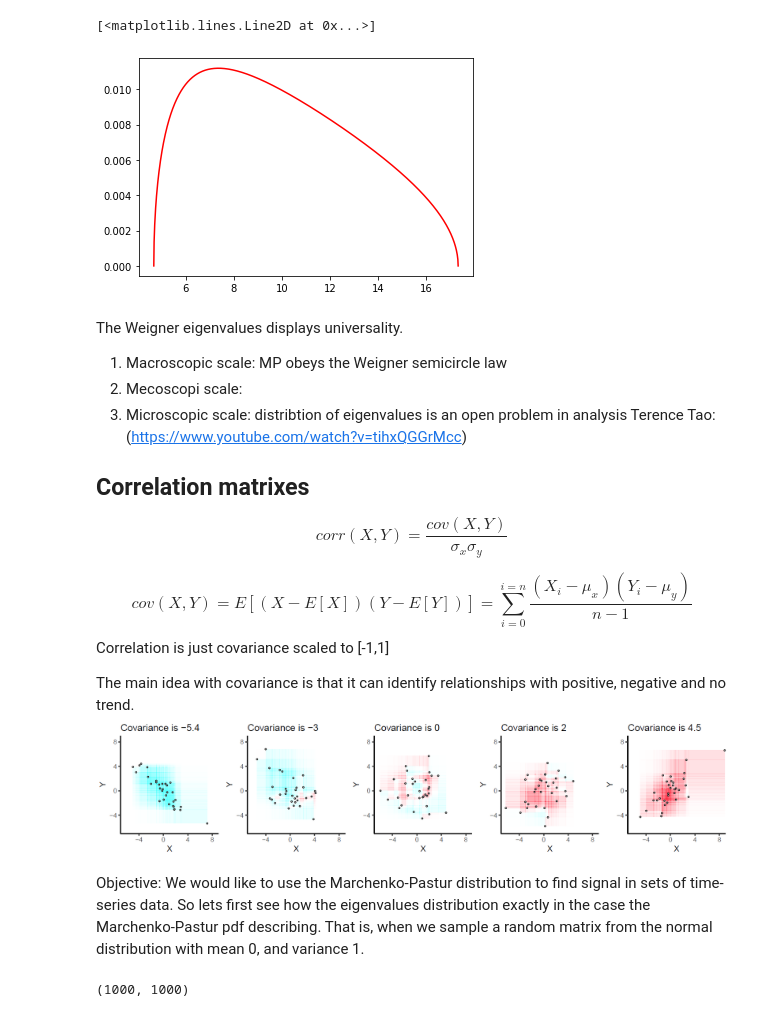
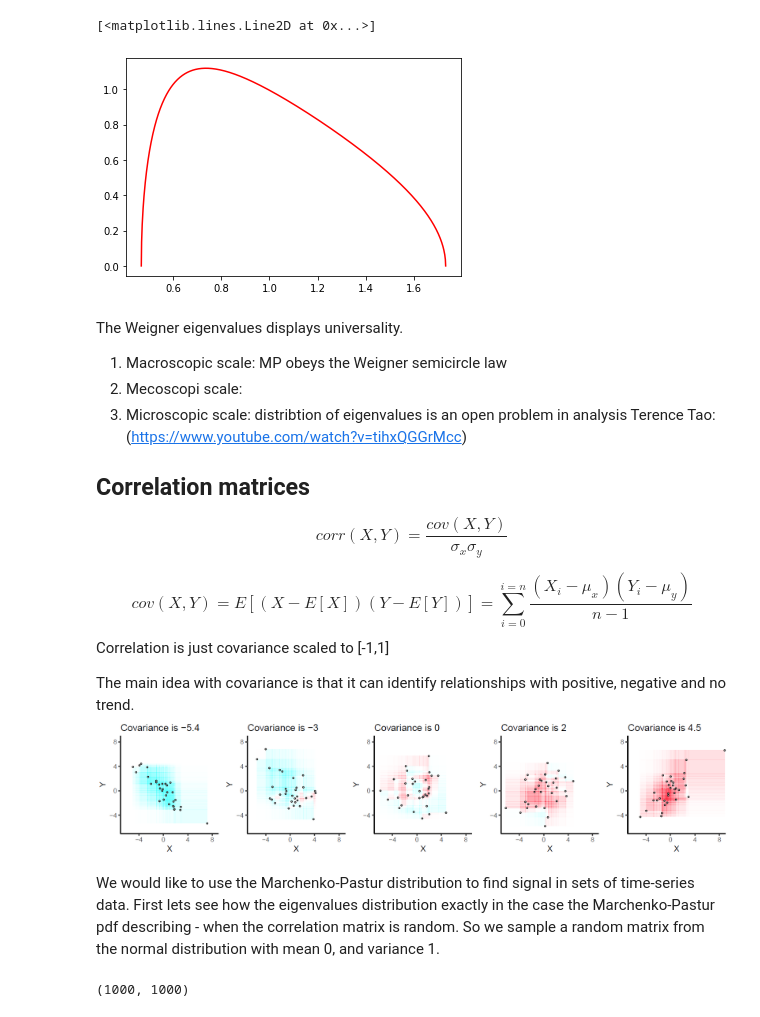
Before and after one commit to emoen/demo_Marchenko_Pastur_Analysis, a Jupyter notebook: demo_MarchenkoPastur_on_time_series .ipynb, the cells around one changed output. Drawn from its saved outputs; the diff is of its cells as text; code cells hidden in the pictures.

```diff
--- a/demo_MarchenkoPastur_on_time_series .ipynb
+++ b/demo_MarchenkoPastur_on_time_series .ipynb
@@ -38,26 +29,26 @@ When C is a correlation matrix the eigenvalues are scalar multiples of the eigen
 # %%
 import numpy as np
 import pandas as pd
 from sklearn.neighbors import KernelDensity
 import matplotlib.pylab as plt
 from scipy.optimize import minimize
 
 #Marcenko-Pastur pdf
 #q=T/N
 def mpPDF(var, q, pts):
     eMin, eMax = var*(1-(1./q)**.5)**2, var*(1+(1./q)**.5)**2 # calc lambda_minus, lambda_plus
     eVal = np.linspace(eMin, eMax, pts) #Return evenly spaced numbers over a specified interval. eVal='lambda'
     pdf = q/(2*np.pi*var*eVal)*((eMax-eVal)*(eVal-eMin))**.5 #np.allclose(np.flip((eMax-eVal)), (eVal-eMin))==True
     pdf = pd.Series(pdf, index=eVal)
     return pdf
 
 N = 1000
 T = 10000
-pdf0 = mpPDF(1., q=N/T, pts=N)
+pdf0 = mpPDF(1., q=T/N, pts=N)
 plt.plot(pdf0.keys(), pdf0, color='r', label="Marcenko-Pastur pdf")
 # %% [output]
 [<matplotlib.lines.Line2D at 0x...>]
-[figure, old version]
+[figure, new version]
 # %% [markdown]
 The Weigner eigenvalues displays universality.
 
@@ -66,7 +57,7 @@ The Weigner eigenvalues displays universality.
 3. Microscopic scale: distribtion of eigenvalues is an open problem in analysis
 Terence Tao:(https://www.youtube.com/watch?v=tihxQGGrMcc)
 
-## Correlation matrixes
+## Correlation matrices
 \begin{equation*}
 corr(X,Y) = \frac{cov(X,Y)}{\sigma_x \sigma_y}
 \end{equation*}
@@ -79,7 +70,7 @@ Correlation is just covariance scaled to [-1,1]
 The main idea with covariance is that it can identify relationships with positive, negative and no trend.
 ![image.png](attachment:image.png)
 
-Objective: We would like to use the Marchenko-Pastur distribution to find signal in sets of time-series data. So lets first see how the eigenvalues distribution exactly in the case the Marchenko-Pastur pdf describing. That is, when we sample a random matrix from the normal distribution with mean 0, and variance 1.
+We would like to use the Marchenko-Pastur distribution to find signal in sets of time-series data. First lets see how the eigenvalues distribution exactly in the case the Marchenko-Pastur pdf describing - when the correlation matrix is random. So we sample a random matrix from the normal distribution with mean 0, and variance 1.
 # %%
 N = 1000
 T = 10000
```
Also changed, not shown: parts of 14 cells of this notebook.
